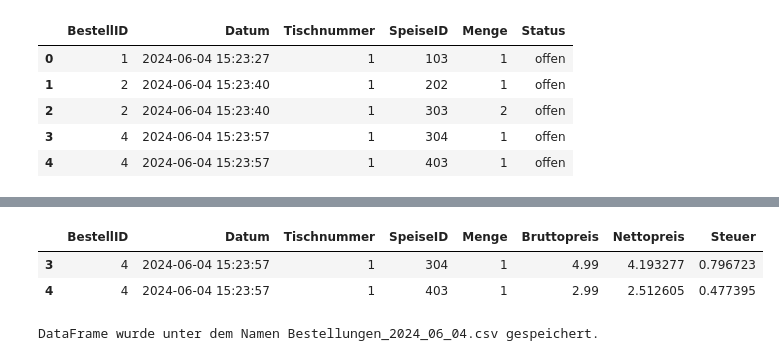
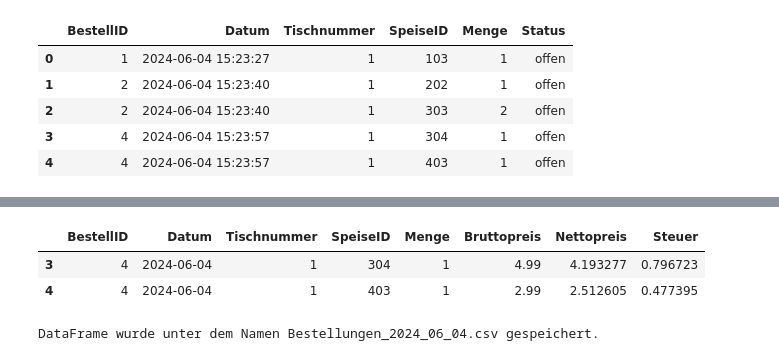
Before and after one commit to lisabeller/Praxisprojekt-Python-Bestelltool, a Jupyter notebook: Bestelltool_neu.ipynb, the cells around one changed output, grey strips where cells are left out. Cells and saved outputs as stored; diff of their text form; code cells hidden in the pictures.

```diff
--- a/Bestelltool_neu.ipynb
+++ b/Bestelltool_neu.ipynb
@@ -318,36 +318,40 @@ def bestellung_bezahlen(bestellID, bestellungen_df = bestellungen_df, speisekart
 
         - Rechnung erstellen: Ein pd.Series-Objekt wird erstellt,
         das die BestellID, Datum, Tischnummer, SpeiseID, Menge,
         Bruttopreis, Nettopreis und die Steuer enthält.
 
         """
         # Variaben
         speise_id = x["SpeiseID"]
         menge = x["Menge"]
         bruttopreis = speisekarte.loc[speise_id, "Preis"]
+
+        # Datum ohne Uhrzeit formatieren
+        datum = datetime.strptime(x["Datum"], "%Y-%m-%d %H:%M:%S").strftime("%Y-%m-%d")
+
         gesamt_brutto, netto, steuer = brutto_nettorechner(bruttopreis, menge)
 
         return pd.Series({
             "BestellID": x["BestellID"],
-            "Datum": x["Datum"],
+            "Datum": datum,
             "Tischnummer": x["Tischnummer"],
             "SpeiseID": speise_id,
             "Menge": menge,
             "Bruttopreis": gesamt_brutto,
             "Nettopreis": netto,
             "Steuer": steuer
         })
 
     # Berechnet die Rechnung für jede Zeile in bestellung_details
     rechnung_df = bestellung_details.apply(berechne_rechnung, axis=1)
 
     return rechnung_df
 
 bestellung_bezahlen(4)
 # %% [output]
 |  | BestellID | Datum | Tischnummer | SpeiseID | Menge | Bruttopreis | Nettopreis | Steuer |
-| 3 | 4 | 2024-06-04 15:23:57 | 1 | 304 | 1 | 4.99 | 4.193277 | 0.796723 |
-| 4 | 4 | 2024-06-04 15:23:57 | 1 | 403 | 1 | 2.99 | 2.512605 | 0.477395 |
+| 3 | 4 | 2024-06-04 | 1 | 304 | 1 | 4.99 | 4.193277 | 0.796723 |
+| 4 | 4 | 2024-06-04 | 1 | 403 | 1 | 2.99 | 2.512605 | 0.477395 |
 # %%
 # Dataframe abspeichern als csv mit aktuellem Datum
 
```
Also changed, not shown: parts of 2 cells of this notebook.
